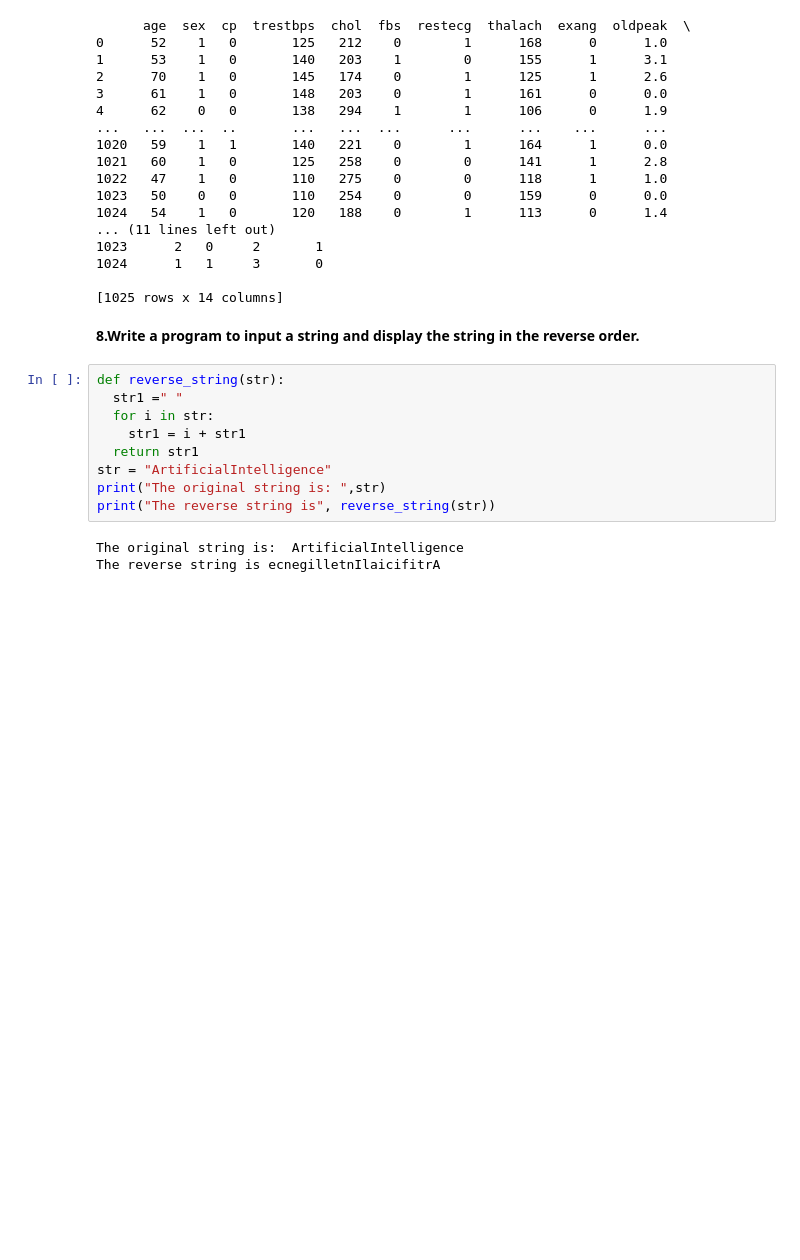
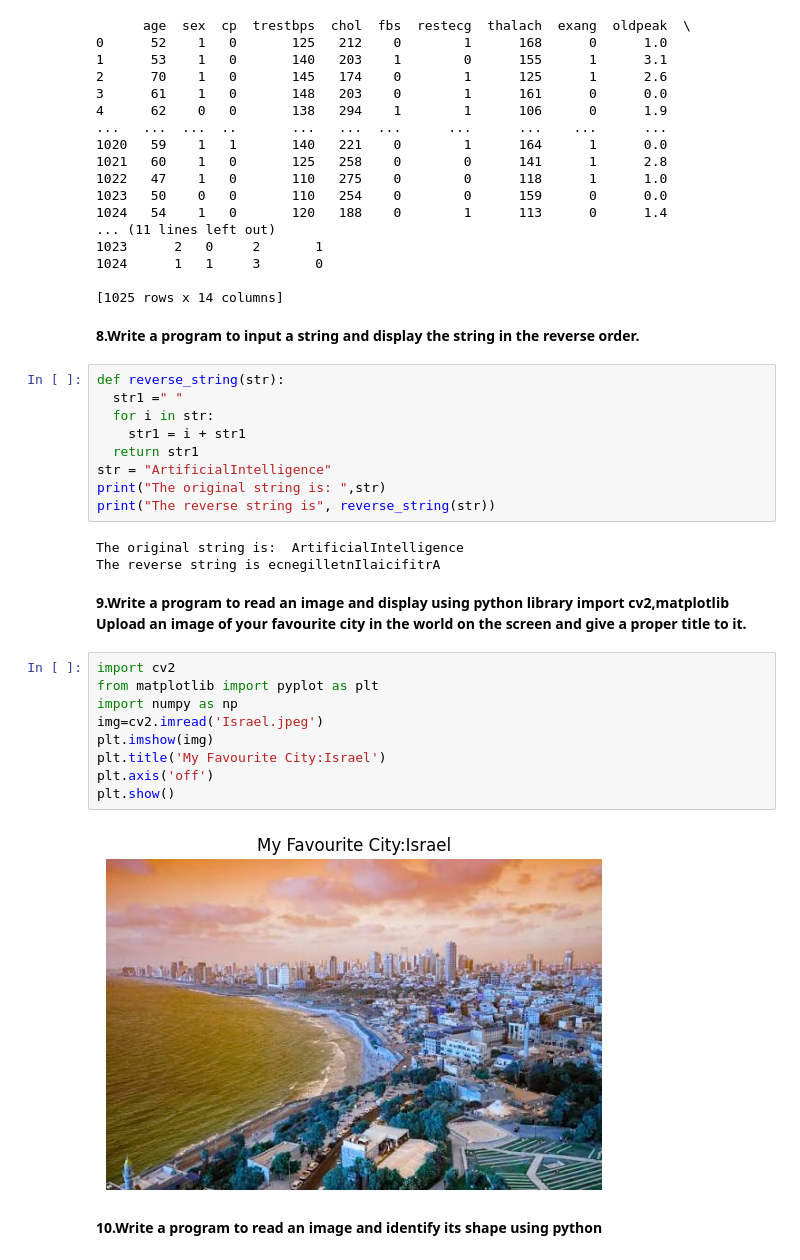
Before and after one commit to SettibathulaJyothi/Python-Basics, a Jupyter notebook: Python_Practical_Questions.ipynb, the cells around one changed output. Saved outputs shown, nothing was run; the diff lists cells and outputs as text; blank space fills up the shorter version.

```diff
--- a/Python_Practical_Questions.ipynb
+++ b/Python_Practical_Questions.ipynb
@@ -147,3 +147,19 @@ print("The reverse string is", reverse_string(str))
 # %% [output]
 The original string is:  ArtificialIntelligence
 The reverse string is ecnegilletnIlaicifitrA
+# %% [markdown]
+**9.Write a program to read an image and display using python library import cv2,matplotlib
+Upload an image of your favourite city in the world on the screen and give a proper title to it.**
+# %%
+import cv2
+from matplotlib import pyplot as plt
+import numpy as np
+img=cv2.imread('Israel.jpeg')
+plt.imshow(img)
+plt.title('My Favourite City:Israel')
+plt.axis('off')
+plt.show()
+# %% [output]
+[figure, added]
+# %% [markdown]
+**10.Write a program to read an image and identify its shape using python**
```
Also changed, not shown: parts of 7 cells of this notebook.
